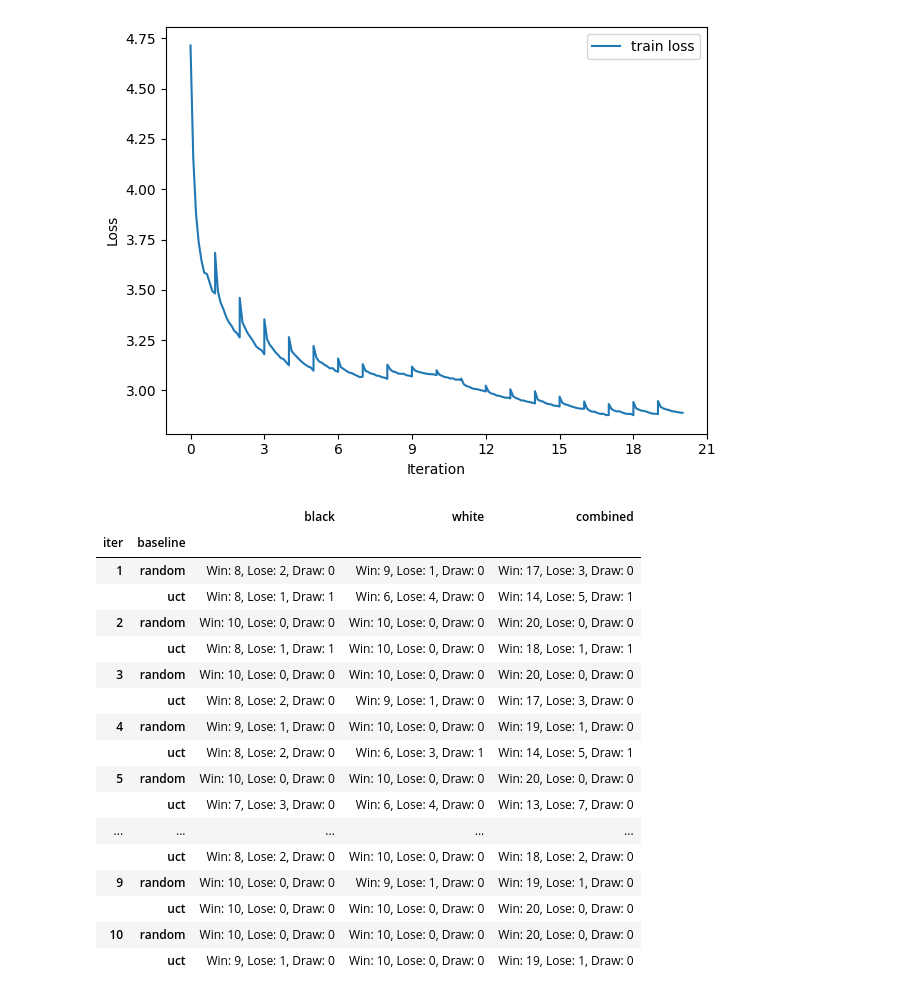
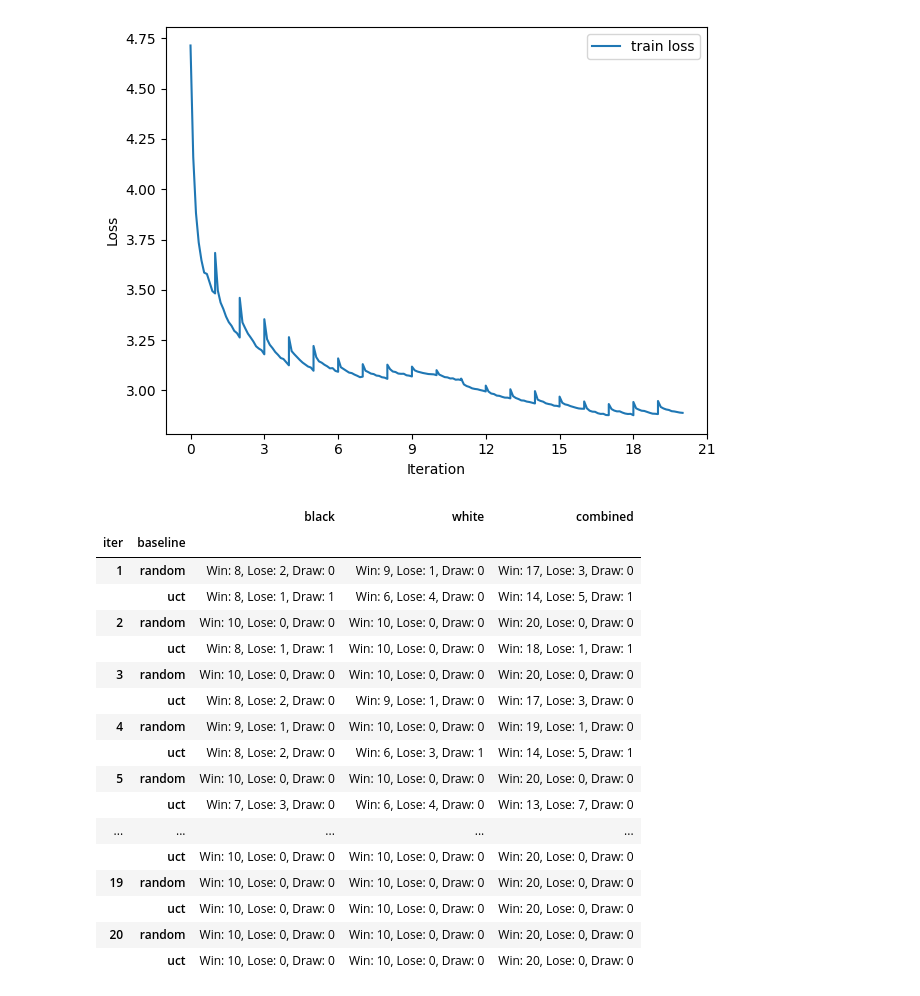
Before and after one commit to hotwords123/ai-labs-2024, a Jupyter notebook: plot_puct.ipynb, the cells around one changed output. Saved outputs shown, nothing was run; the diff lists cells and outputs as text; code cells hidden in the pictures.

Commit message:
feat: [hw3] pit first 20 iterations with random and uct

```diff
--- a/plot_puct.ipynb
+++ b/plot_puct.ipynb
@@ -33,39 +33,39 @@ from pit_rating import parse_pit_sgf
 from pathlib import Path
 import pandas as pd
 
 out_dir = Path(f"results/pit-puct")
 results = []
 
 # PUCT vs {Random, UCT}
-for i in range(1, 11):
+for i in range(1, 21):
     for j in ("random", "uct"):
         with open(out_dir / f"{j}_vs_puct-{i}" / "match.sgf") as f:
             black, white = parse_pit_sgf(f.read())
         results.append((i, j, black.inverse(), white))
 
 df = pd.DataFrame(results, columns=["iter", "baseline", "black", "white"])
 df.set_index(["iter", "baseline"], inplace=True)
 df["combined"] = df["black"] + df["white"]
 df
 # %% [output]
 |  |  | black | white | combined |
 | iter | baseline |  |  |  |
 | 1 | random | Win: 8, Lose: 2, Draw: 0 | Win: 9, Lose: 1, Draw: 0 | Win: 17, Lose: 3, Draw: 0 |
 |  | uct | Win: 8, Lose: 1, Draw: 1 | Win: 6, Lose: 4, Draw: 0 | Win: 14, Lose: 5, Draw: 1 |
 | 2 | random | Win: 10, Lose: 0, Draw: 0 | Win: 10, Lose: 0, Draw: 0 | Win: 20, Lose: 0, Draw: 0 |
 |  | uct | Win: 8, Lose: 1, Draw: 1 | Win: 10, Lose: 0, Draw: 0 | Win: 18, Lose: 1, Draw: 1 |
 | 3 | random | Win: 10, Lose: 0, Draw: 0 | Win: 10, Lose: 0, Draw: 0 | Win: 20, Lose: 0, Draw: 0 |
 |  | uct | Win: 8, Lose: 2, Draw: 0 | Win: 9, Lose: 1, Draw: 0 | Win: 17, Lose: 3, Draw: 0 |
 | 4 | random | Win: 9, Lose: 1, Draw: 0 | Win: 10, Lose: 0, Draw: 0 | Win: 19, Lose: 1, Draw: 0 |
 |  | uct | Win: 8, Lose: 2, Draw: 0 | Win: 6, Lose: 3, Draw: 1 | Win: 14, Lose: 5, Draw: 1 |
 | 5 | random | Win: 10, Lose: 0, Draw: 0 | Win: 10, Lose: 0, Draw: 0 | Win: 20, Lose: 0, Draw: 0 |
 |  | uct | Win: 7, Lose: 3, Draw: 0 | Win: 6, Lose: 4, Draw: 0 | Win: 13, Lose: 7, Draw: 0 |
 | ... | ... | ... | ... | ... |
-|  | uct | Win: 8, Lose: 2, Draw: 0 | Win: 10, Lose: 0, Draw: 0 | Win: 18, Lose: 2, Draw: 0 |
-| 9 | random | Win: 10, Lose: 0, Draw: 0 | Win: 9, Lose: 1, Draw: 0 | Win: 19, Lose: 1, Draw: 0 |
 |  | uct | Win: 10, Lose: 0, Draw: 0 | Win: 10, Lose: 0, Draw: 0 | Win: 20, Lose: 0, Draw: 0 |
-| 10 | random | Win: 10, Lose: 0, Draw: 0 | Win: 10, Lose: 0, Draw: 0 | Win: 20, Lose: 0, Draw: 0 |
-|  | uct | Win: 9, Lose: 1, Draw: 0 | Win: 10, Lose: 0, Draw: 0 | Win: 19, Lose: 1, Draw: 0 |
+| 19 | random | Win: 10, Lose: 0, Draw: 0 | Win: 10, Lose: 0, Draw: 0 | Win: 20, Lose: 0, Draw: 0 |
+|  | uct | Win: 10, Lose: 0, Draw: 0 | Win: 10, Lose: 0, Draw: 0 | Win: 20, Lose: 0, Draw: 0 |
+| 20 | random | Win: 10, Lose: 0, Draw: 0 | Win: 10, Lose: 0, Draw: 0 | Win: 20, Lose: 0, Draw: 0 |
+|  | uct | Win: 10, Lose: 0, Draw: 0 | Win: 10, Lose: 0, Draw: 0 | Win: 20, Lose: 0, Draw: 0 |
 # %%
 plt.figure()
 
```
Also changed, not shown: parts of 5 cells of this notebook, 1 other file.
